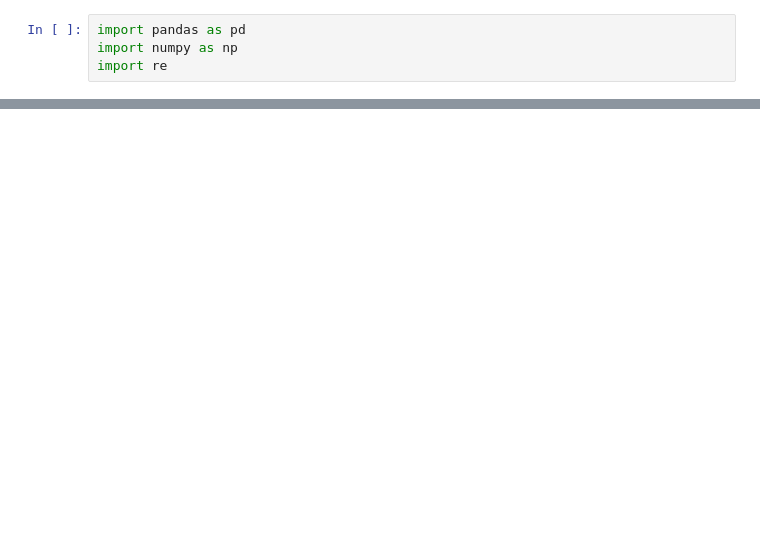
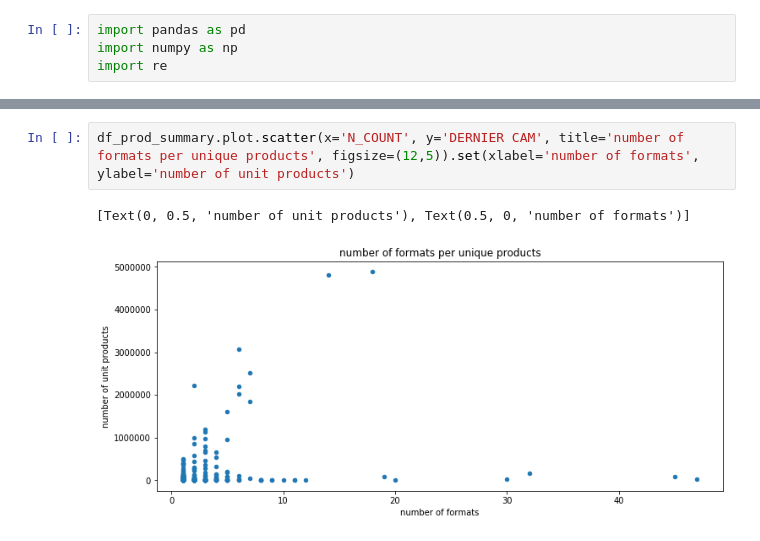
Before and after one commit to alex-toy/italians_do_it_better, a Jupyter notebook: Fusion_N_O.ipynb, the cells around one changed output, grey strips where cells are left out. Drawn from its saved outputs; the diff is of its cells as text; blank space fills up the shorter version.

```diff
--- a/Fusion_N_O.ipynb
+++ b/Fusion_N_O.ipynb
@@ -18,0 +66,5 @@ df_prod = df_N_FR_FEC_VV.loc[:, new_cols]
+# %%
+df_prod_summary.plot.scatter(x='N_COUNT', y='DERNIER CAM', title='number of formats per unique products', figsize=(12,5)).set(xlabel='number of formats', ylabel='number of unit products')
+# %% [output]
+[Text(0, 0.5, 'number of unit products'), Text(0.5, 0, 'number of formats')]
+[figure, added]
```
Also changed, not shown: parts of 24 cells of this notebook, 1 other file.
